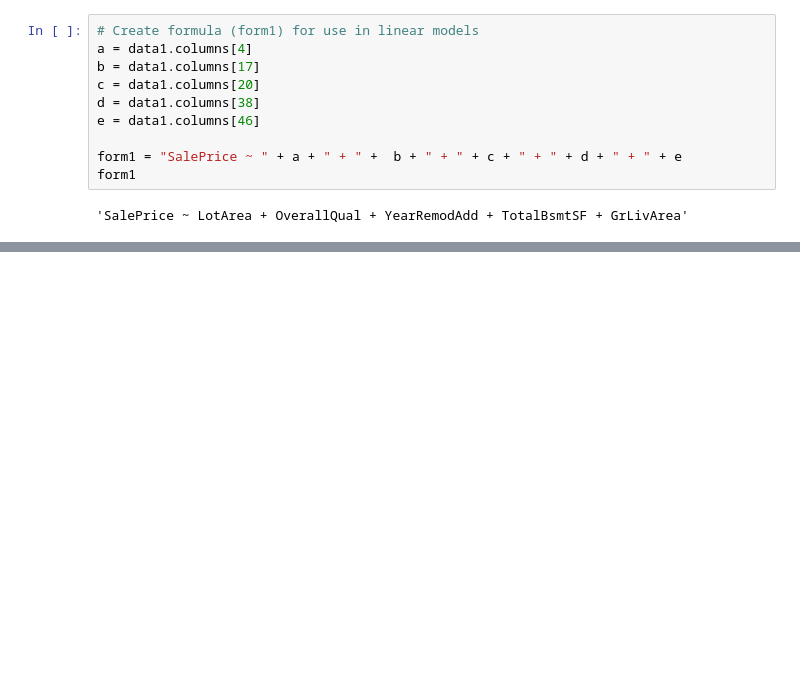
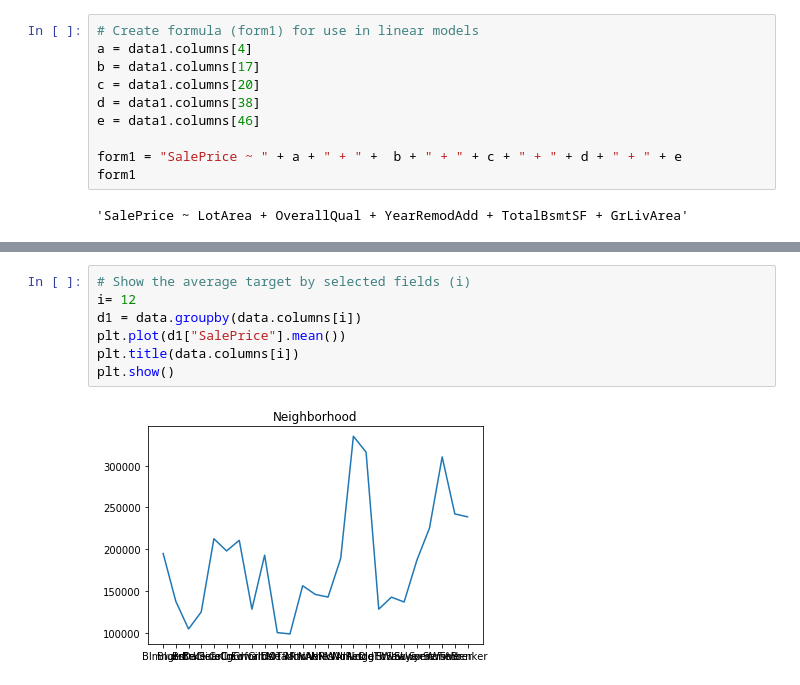
Before and after one commit to jamielynethorpe/Group-6-Project-1, a Jupyter notebook: Testing_CMH/Project1_rough_draft.ipynb, the cells around one changed output, grey strips where cells are left out. Cells and saved outputs as stored; diff of their text form; blank space fills up the shorter version.

```diff
--- a/Testing_CMH/Project1_rough_draft.ipynb
+++ b/Testing_CMH/Project1_rough_draft.ipynb
@@ -334,3 +336,12 @@ YearRemodAdd     0.0035      0.000     14.966      0.000       0.003       0.004
 TotalBsmtSF      0.0002   1.14e-05     16.571      0.000       0.000       0.000
 GrLivArea        0.0002      1e-05     24.038      0.000       0.000       0.000
 ================================================================================
+# %%
+# Show the average target by selected fields (i)
+i= 12
+d1 = data.groupby(data.columns[i])
+plt.plot(d1["SalePrice"].mean())
+plt.title(data.columns[i])
+plt.show()
+# %% [output]
+[figure, added]
```
Also changed, not shown: parts of 11 cells of this notebook.
